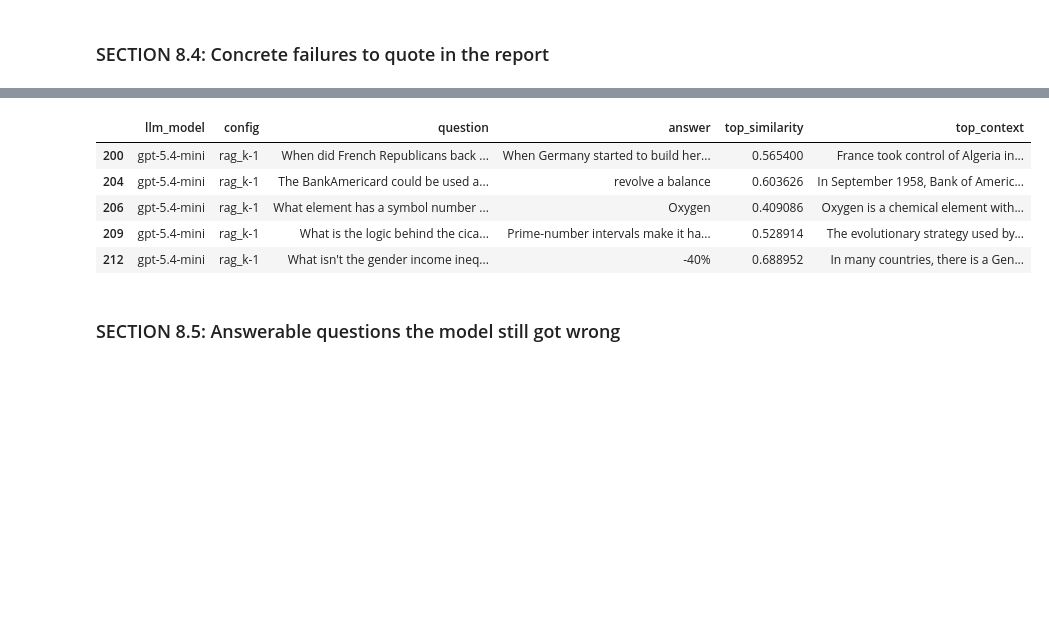
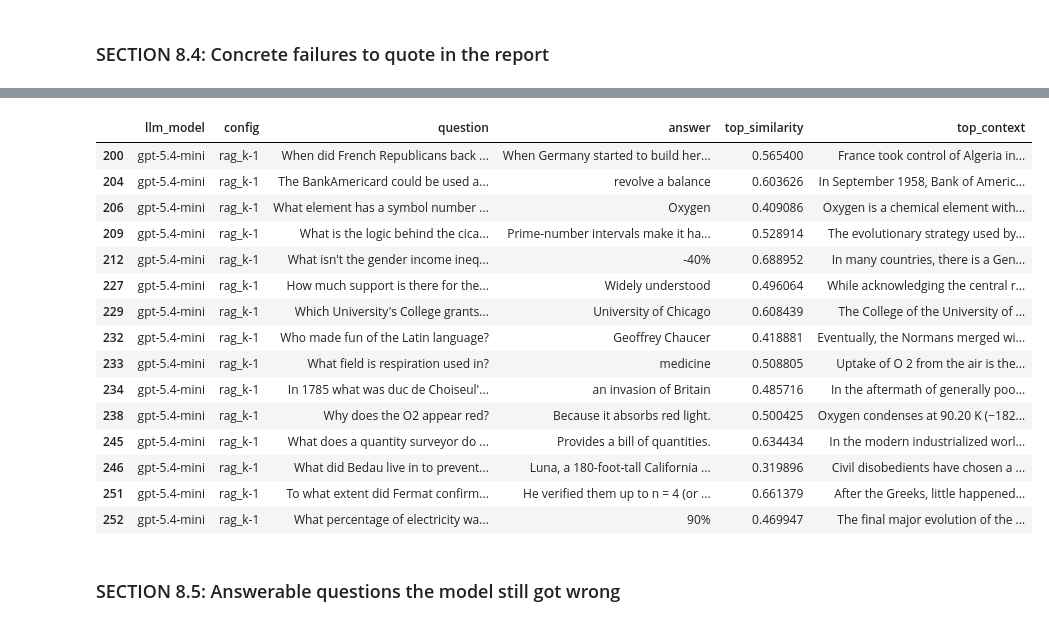
Before and after one commit to hectorslqm/RAG-Project, a Jupyter notebook: notebooks/coursework_rag.ipynb, the cells around one changed output, grey strips where cells are left out. Cells and saved outputs as stored; diff of their text form; code cells hidden in the pictures; blank space fills up the shorter version.

```diff
--- a/notebooks/coursework_rag.ipynb
+++ b/notebooks/coursework_rag.ipynb
@@ -633,6 +632,7 @@ class RAGResponse:
     llm_results: LLMResults | None
 
 
+# Updated the original two unanswerable phrases to a single unanswerable phrase.
 UNANSWERABLE_PHRASE = "I don't have an answer"
 
 
@@ -714,6 +714,7 @@ Answer:"""
 class NoRAG:
     """
     This class provides an answer without using the RAG system.
+    This is required for the plain test scenario where no RAG is used.
     """
 
     def __init__(self, llm_model: LLM):
@@ -806,8 +807,12 @@ class RAGEvaluator:
     @staticmethod
     def _f1_single(prediction: str, reference: str) -> float:
         """Token-overlap F1 between one prediction and one reference answer.
-        source: https://www.geeksforgeeks.org/machine-learning/f1-score-in-machine-learning/
+
+        This is the SQuAD token-level F1, not the classification F1: precision
+        and recall are counted over the bag of whitespace tokens shared by the
+        two normalized strings, so a partially correct span still scores.
         """
+        # First we normalize the prediction and reference answers.
         prediction_tokens = _normalize_texts(prediction).split()
         reference_tokens = _normalize_texts(reference).split()
         if not prediction_tokens or not reference_tokens:
@@ -1132,7 +1166,7 @@ from matplotlib.patches import Patch
 CORRECT_F1_THRESHOLD = 0.5
 
 
-def results_to_frame(results: list[ExperimentResult]) -> pd.DataFrame:
+def results_to_dataframe(results: list[ExperimentResult]) -> pd.DataFrame:
     """Turn the experiment records into the table the whole analysis reads from.
 
     Everything below this point becomes column arithmetic instead of nested
@@ -1191,7 +1225,7 @@ def model_order(frame: pd.DataFrame) -> list[str]:
 
 
 def seed_order(frame: pd.DataFrame) -> list[int]:
-    """Seeds present in the data."""
+    """This function simply retrieves the sorted seeds present in the data."""
     return sorted(int(seed) for seed in frame["seed"].unique())
 
 
@@ -1242,17 +1276,17 @@ def hydrate(frame: pd.DataFrame, dataset: Dataset) -> pd.DataFrame:
     """
     corpus = dataset.corpus
     questions = {question.id: question for question in dataset.get_questions()}
-
+    # Adding the columns for question text, gold answers, gold context, and retrieved context to the DataFrame.
     return frame.assign(
-        question=frame["question_id"].map(lambda qid: questions[qid].question),
-        gold_answers=frame["question_id"].map(lambda qid: questions[qid].answers),
+        question=frame["question_id"].map(lambda qid: questions[qid].question),  # type: ignore
+        gold_answers=frame["question_id"].map(lambda qid: questions[qid].answers),  # type: ignore
         gold_context=frame["question_id"].map(
-            lambda qid: corpus[questions[qid].context_id]
+            lambda qid: corpus[questions[qid].context_id]  # type: ignore
         ),
         # A plain run retrieved nothing, so its list is empty rather than
         # missing: "the model was given no passages" is a fact, not a gap.
         retrieved_context=frame["retrieved_ids"].map(
-            lambda ids: [corpus[doc_id] for doc_id in ids]
+            lambda ids: [corpus[doc_id] for doc_id in ids]  # type: ignore
         ),
     )
 
@@ -2063,7 +2116,7 @@ def cost_table(frame: pd.DataFrame) -> pd.DataFrame:
 # %% [markdown]
 ## SECTION 8: Run the analysis and generate plots and tables
 # %%
-results_frame = results_to_frame(results)
+results_frame = results_to_dataframe(results)
 print(
     f"{len(results_frame)} records | models: {model_order(results_frame)} "
     f"| configs: {config_order(results_frame)} | seeds: {seed_order(results_frame)}"
@@ -2074,4 +2127,10 @@ print(
 # so this recovers the prose offline from the stored ids - no API calls.
 results_frame = hydrate(results_frame, Dataset())
 print(f"hydrated columns: {[c for c in HYDRATED_COLUMNS]}")
+
+# pandas truncates object columns at 50 characters by default, which cuts
+# the questions and answers in the example tables below mid-sentence. The
+# passages are trimmed deliberately by `_snippet`, so let the display show
+# whatever a column actually holds.
+pd.set_option("display.max_colwidth", None)
 # %% [output]
@@ -2140,12 +2251,22 @@ plot.plot_token_cost(results_frame)
 # %%
-find_failure_examples(results_frame)
+find_failure_examples(results_frame, n=15)
 # %% [output]
 |  | llm_model | config | question | answer | top_similarity | top_context |
 | 200 | gpt-5.4-mini | rag_k-1 | When did French Republicans back ... | When Germany started to build her... | 0.565400 | France took control of Algeria in... |
 | 204 | gpt-5.4-mini | rag_k-1 | The BankAmericard could be used a... | revolve a balance | 0.603626 | In September 1958, Bank of Americ... |
 | 206 | gpt-5.4-mini | rag_k-1 | What element has a symbol number ... | Oxygen | 0.409086 | Oxygen is a chemical element with... |
 | 209 | gpt-5.4-mini | rag_k-1 | What is the logic behind the cica... | Prime-number intervals make it ha... | 0.528914 | The evolutionary strategy used by... |
 | 212 | gpt-5.4-mini | rag_k-1 | What isn't the gender income ineq... | -40% | 0.688952 | In many countries, there is a Gen... |
+| 227 | gpt-5.4-mini | rag_k-1 | How much support is there for the... | Widely understood | 0.496064 | While acknowledging the central r... |
+| 229 | gpt-5.4-mini | rag_k-1 | Which University's College grants... | University of Chicago | 0.608439 | The College of the University of ... |
+| 232 | gpt-5.4-mini | rag_k-1 | Who made fun of the Latin language? | Geoffrey Chaucer | 0.418881 | Eventually, the Normans merged wi... |
+| 233 | gpt-5.4-mini | rag_k-1 | What field is respiration used in? | medicine | 0.508805 | Uptake of O 2 from the air is the... |
+| 234 | gpt-5.4-mini | rag_k-1 | In 1785 what was duc de Choiseul'... | an invasion of Britain | 0.485716 | In the aftermath of generally poo... |
+| 238 | gpt-5.4-mini | rag_k-1 | Why does the O2 appear red? | Because it absorbs red light. | 0.500425 | Oxygen condenses at 90.20 K (−182... |
+| 245 | gpt-5.4-mini | rag_k-1 | What does a quantity surveyor do ... | Provides a bill of quantities. | 0.634434 | In the modern industrialized worl... |
+| 246 | gpt-5.4-mini | rag_k-1 | What did Bedau live in to prevent... | Luna, a 180-foot-tall California ... | 0.319896 | Civil disobedients have chosen a ... |
+| 251 | gpt-5.4-mini | rag_k-1 | To what extent did Fermat confirm... | He verified them up to n = 4 (or ... | 0.661379 | After the Greeks, little happened... |
+| 252 | gpt-5.4-mini | rag_k-1 | What percentage of electricity wa... | 90% | 0.469947 | The final major evolution of the ... |
 # %% [markdown]
 ### SECTION 8.5: Answerable questions the model still got wrong
 # %%
```
Also changed, not shown: parts of 12 cells of this notebook, 2 other files.
